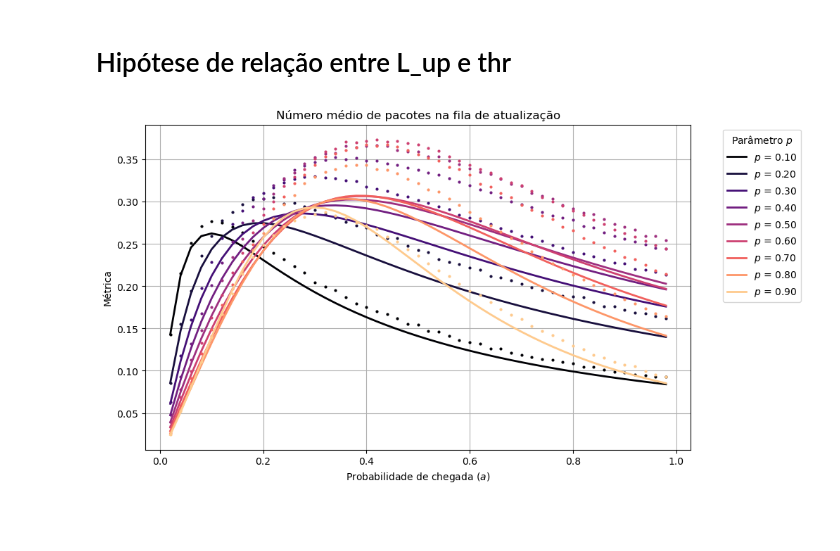
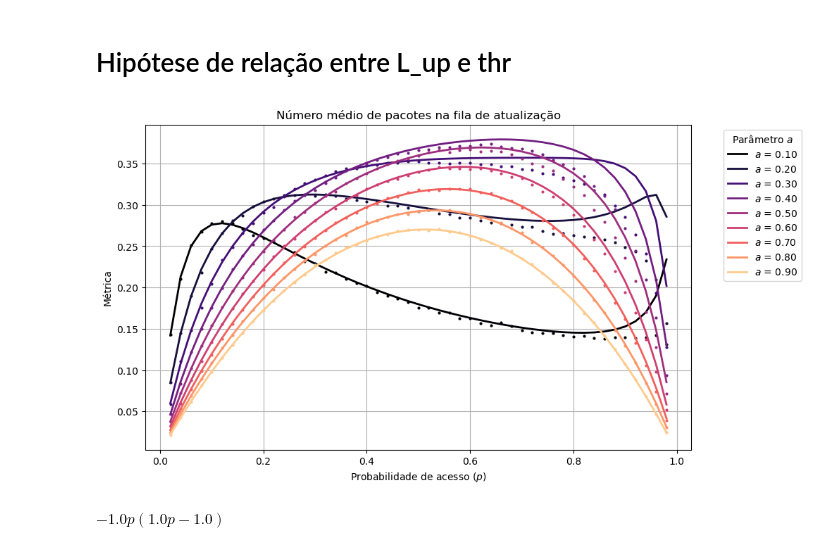
Before and after one commit to Velvet-blue/ic26-age-of-information, a Jupyter notebook: main.ipynb, the cells around one changed output. Cells and saved outputs as stored; diff of their text form; code cells hidden in the pictures; blank space fills up the shorter version.

```diff
--- a/main.ipynb
+++ b/main.ipynb
@@ -95,18 +124,24 @@ plot_metric(
 # %%
 L_tot = pi01 + pi11
 thr = throughput_expr/2  # throughput de 1 nó
-taxa_desc = a*(pi01 + pi11)
+taxa_desc = pi01 * a * (1 - p) + pi11 * a * (1 - p + p**2)
 L_up_expr = sp.simplify(L_tot*( thr / (thr + taxa_desc) ))
 # %%
 L_up_sim_data = simulate_metric(sim.occupation_up_pack, time=200000, method="numpy")
 np.save("data/L_up_sim_data.npy", L_up_sim_data)
+# %%
+L_up_sim_data = np.load("data/L_up_sim_data.npy")
 # %%
 compare_metric_plot(
     analytical_expr=L_up_expr,
     simulation_data=L_up_sim_data,
     title="Número médio de pacotes na fila de atualização",
     cmap="magma",
-    axis="a"
+    axis="p"
 )
 # %% [output]
-[figure, old version]
+[figure, new version]
+# %%
+sp.factor(-(p-0.5)**(2)+0.25)
+# %% [output]
+$\displaystyle - 1.0 p \left(1.0 p - 1.0\right)$
```
Also changed, not shown: parts of 6 cells of this notebook, 2 other files.
